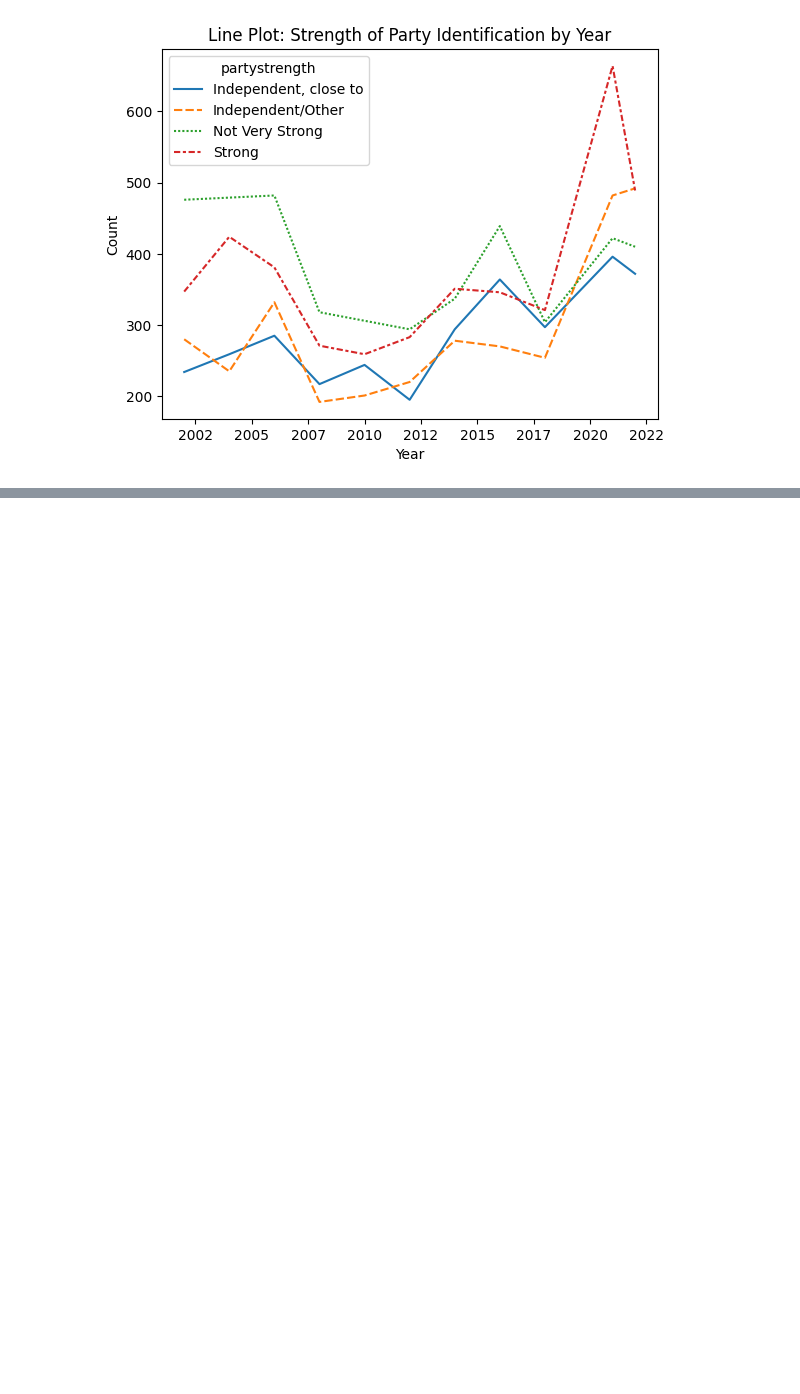
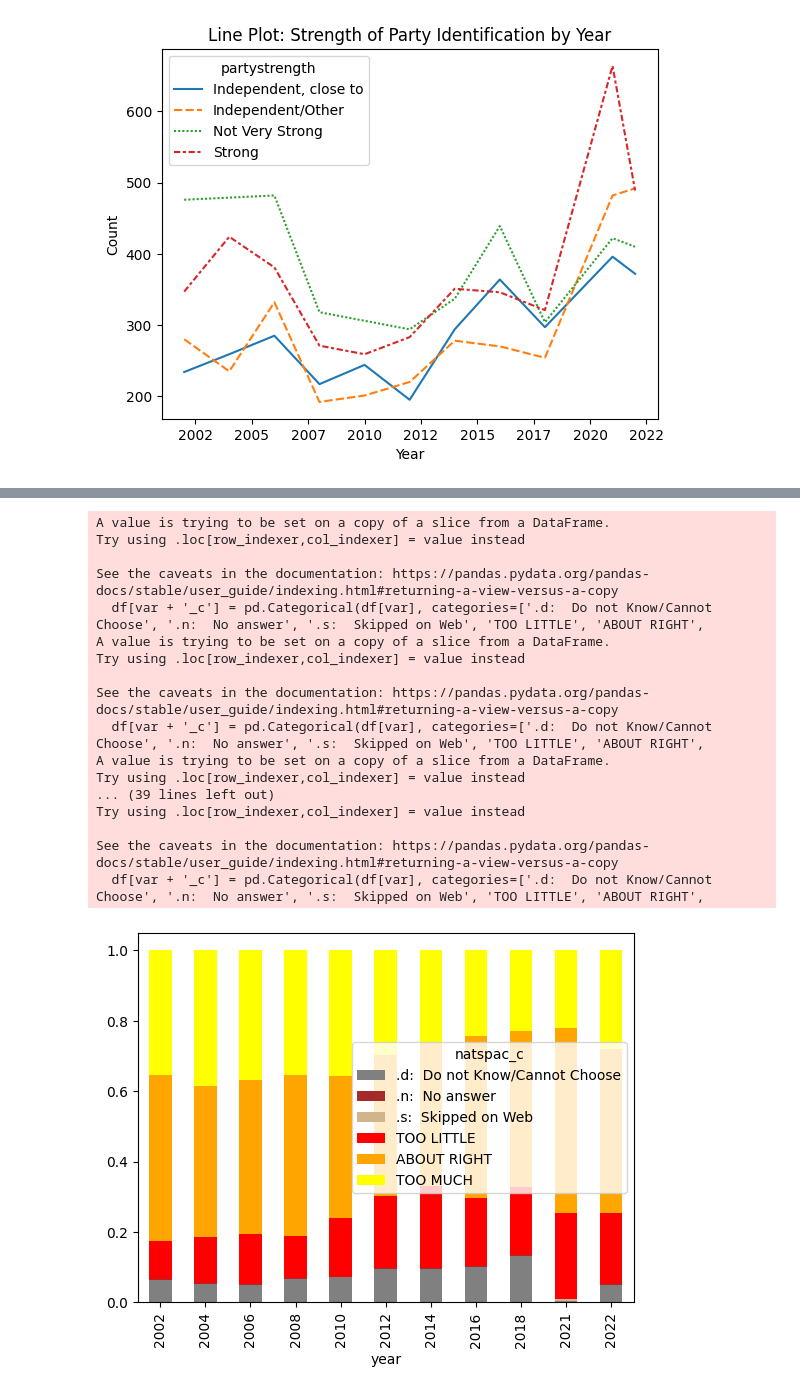
Before and after one commit to gsaunders5761/EDA2, a Jupyter notebook: lab/gss.ipynb, the cells around one changed output, grey strips where cells are left out. Saved outputs shown, nothing was run; the diff lists cells and outputs as text; code cells hidden in the pictures; blank space fills up the shorter version.

```diff
--- a/lab/gss.ipynb
+++ b/lab/gss.ipynb
@@ -260,0 +271,33 @@ See the caveats in the documentation: https://pandas.pydata.org/pandas-docs/stab
+# %%
+# now I want to look specifically at public opinion on national spending in various areas.
+vars = ['natspac', 'natenvir', 'natheal', 'natcrime', 'natdrug', 'nateduc', 'natrace', 'natarms', 'nataid', 'natfare', 'natsci']
+
+# I made a categorical variable so that I could order the responses in a logical way for plotting
+def make_categorical(df, var):
+    df[var + '_c'] = pd.Categorical(df[var], categories=['.d:  Do not Know/Cannot Choose', '.n:  No answer', '.s:  Skipped on Web', 'TOO LITTLE', 'ABOUT RIGHT',
+                                                     'TOO MUCH'], ordered=True)
+    return df
+
+for var in vars:
+    nm = make_categorical(nm, var)
+    ct = pd.crosstab(nm['year'], nm[var + '_c'], normalize='index')
+    ct.plot(kind='bar', stacked=True, color=['gray', 'brown', 'tan', 'red', 'orange', 'yellow'])
+# %% [output]
+A value is trying to be set on a copy of a slice from a DataFrame.
+Try using .loc[row_indexer,col_indexer] = value instead
+
+See the caveats in the documentation: https://pandas.pydata.org/pandas-docs/stable/user_guide/indexing.html#returning-a-view-versus-a-copy
+  df[var + '_c'] = pd.Categorical(df[var], categories=['.d:  Do not Know/Cannot Choose', '.n:  No answer', '.s:  Skipped on Web', 'TOO LITTLE', 'ABOUT RIGHT',
+A value is trying to be set on a copy of a slice from a DataFrame.
+Try using .loc[row_indexer,col_indexer] = value instead
+
+See the caveats in the documentation: https://pandas.pydata.org/pandas-docs/stable/user_guide/indexing.html#returning-a-view-versus-a-copy
+  df[var + '_c'] = pd.Categorical(df[var], categories=['.d:  Do not Know/Cannot Choose', '.n:  No answer', '.s:  Skipped on Web', 'TOO LITTLE', 'ABOUT RIGHT',
+A value is trying to be set on a copy of a slice from a DataFrame.
+Try using .loc[row_indexer,col_indexer] = value instead
+... (39 lines left out)
+Try using .loc[row_indexer,col_indexer] = value instead
+
+See the caveats in the documentation: https://pandas.pydata.org/pandas-docs/stable/user_guide/indexing.html#returning-a-view-versus-a-copy
+  df[var + '_c'] = pd.Categorical(df[var], categories=['.d:  Do not Know/Cannot Choose', '.n:  No answer', '.s:  Skipped on Web', 'TOO LITTLE', 'ABOUT RIGHT',
+[figure, added]
```
Also changed, not shown: parts of 6 cells of this notebook.
